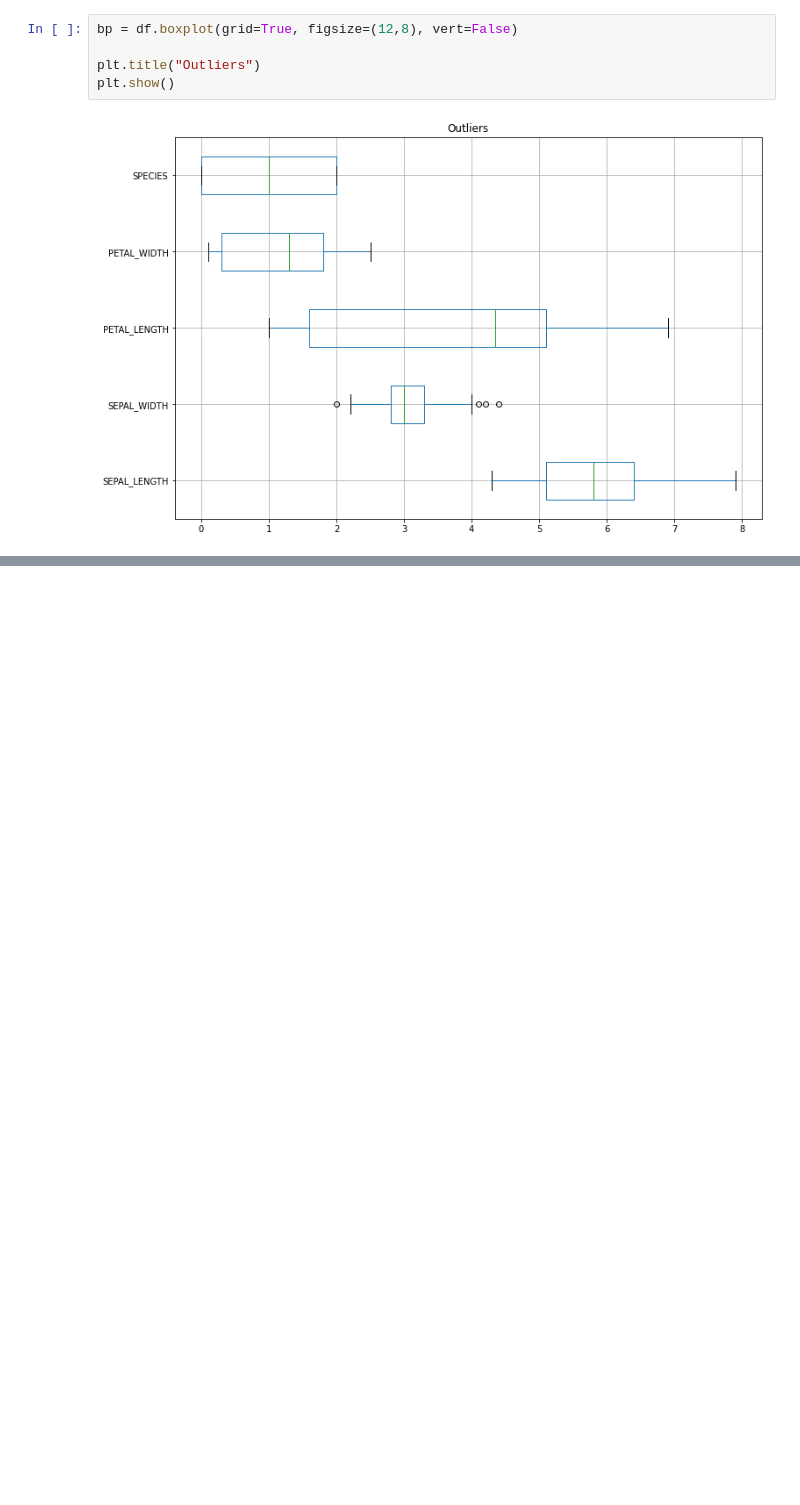
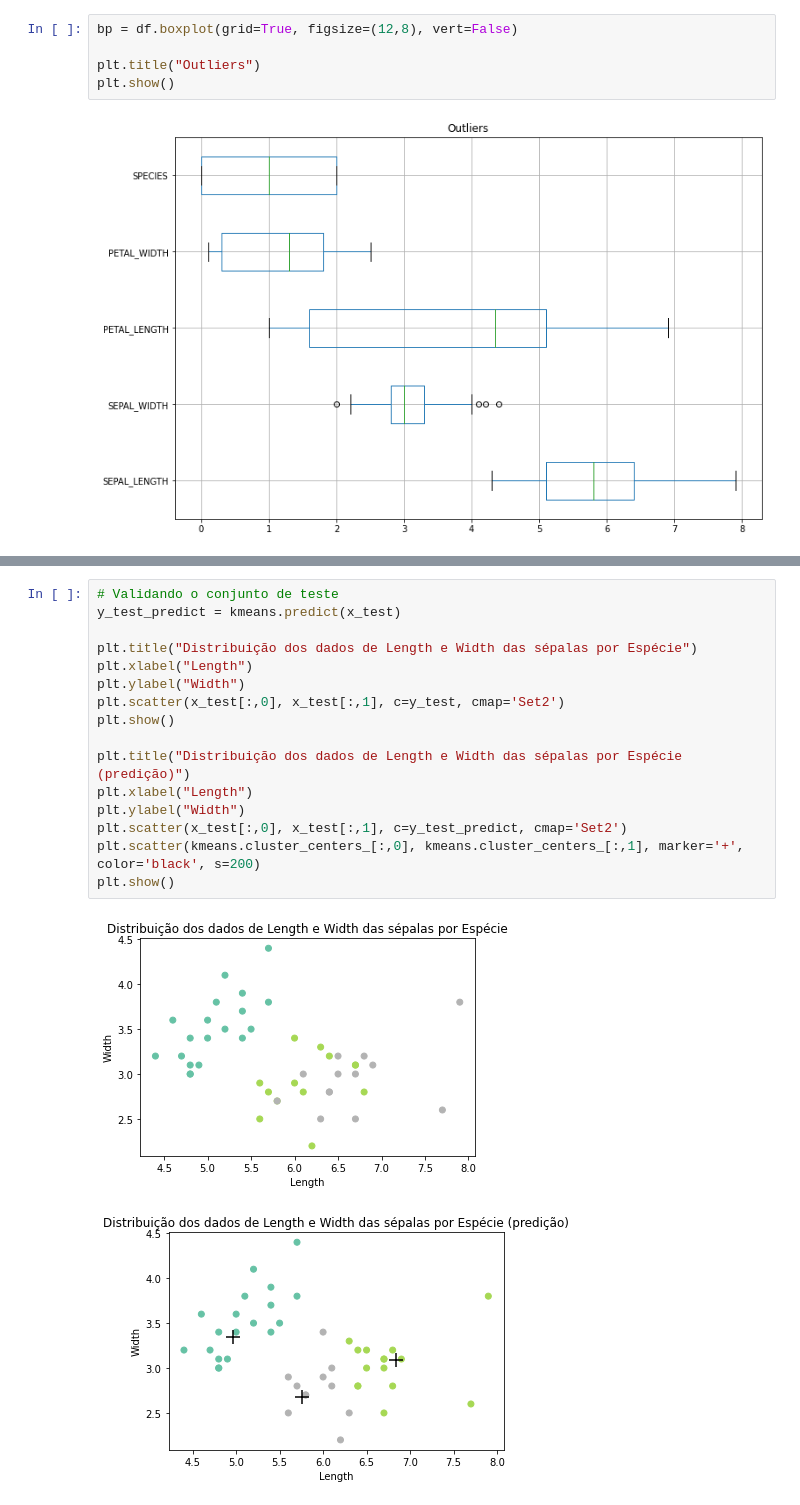
Before and after one commit to Angelicogfa/PortifolioDataScience, a Jupyter notebook: Iris/iris.ipynb, the cells around one changed output, grey strips where cells are left out. Drawn from its saved outputs; the diff is of its cells as text; blank space fills up the shorter version.

```diff
--- a/Iris/iris.ipynb
+++ b/Iris/iris.ipynb
@@ -138,0 +214,19 @@ plt.show()
+# %%
+# Validando o conjunto de teste
+y_test_predict = kmeans.predict(x_test)
+
+plt.title("Distribuição dos dados de Length e Width das sépalas por Espécie")
+plt.xlabel("Length")
+plt.ylabel("Width")
+plt.scatter(x_test[:,0], x_test[:,1], c=y_test, cmap='Set2')
+plt.show()
+
+plt.title("Distribuição dos dados de Length e Width das sépalas por Espécie (predição)")
+plt.xlabel("Length")
+plt.ylabel("Width")
+plt.scatter(x_test[:,0], x_test[:,1], c=y_test_predict, cmap='Set2')
+plt.scatter(kmeans.cluster_centers_[:,0], kmeans.cluster_centers_[:,1], marker='+', color='black', s=200)
+plt.show()
+# %% [output]
+[figure, added]
+[figure, added]
```
Also changed, not shown: parts of 17 cells of this notebook.
